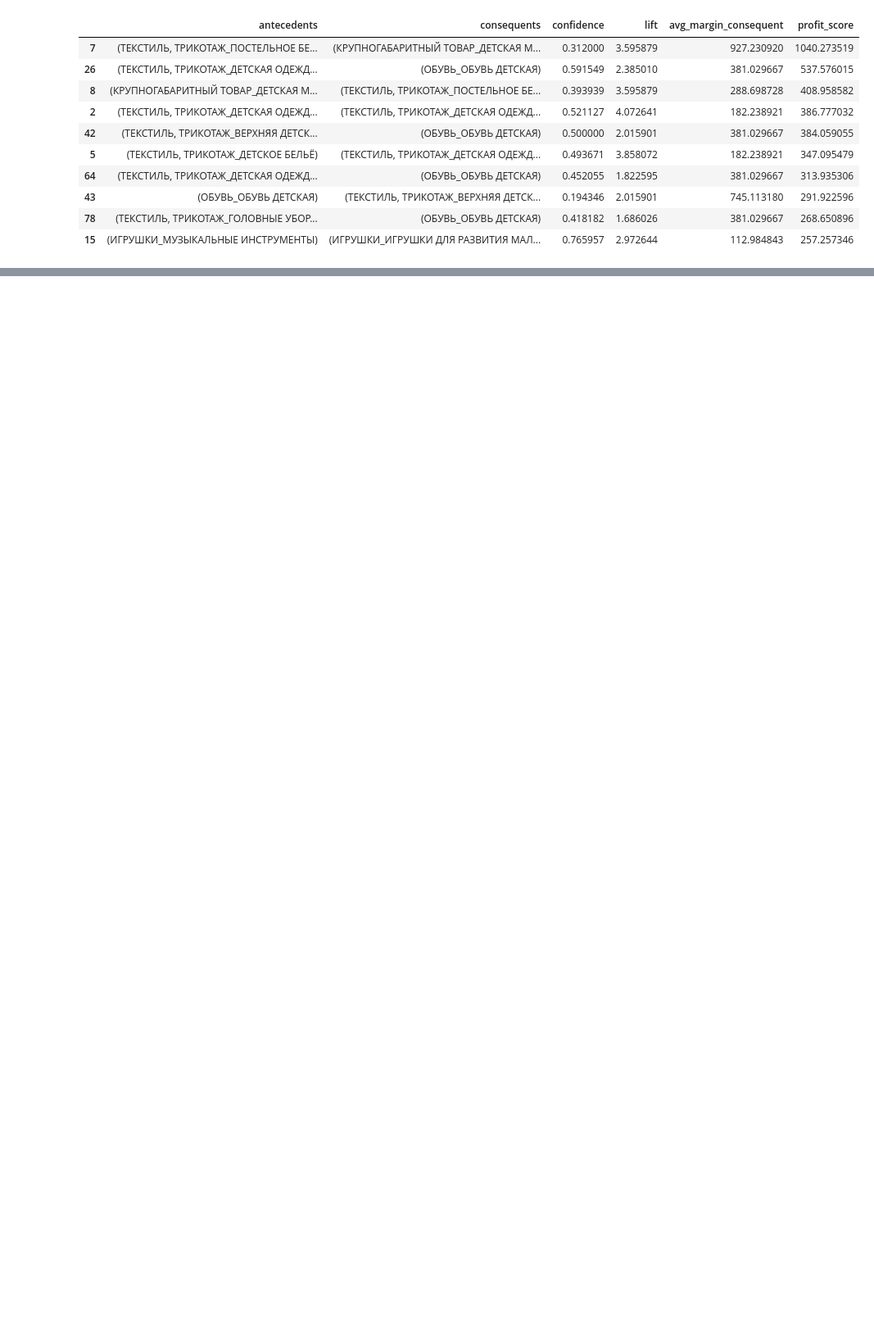
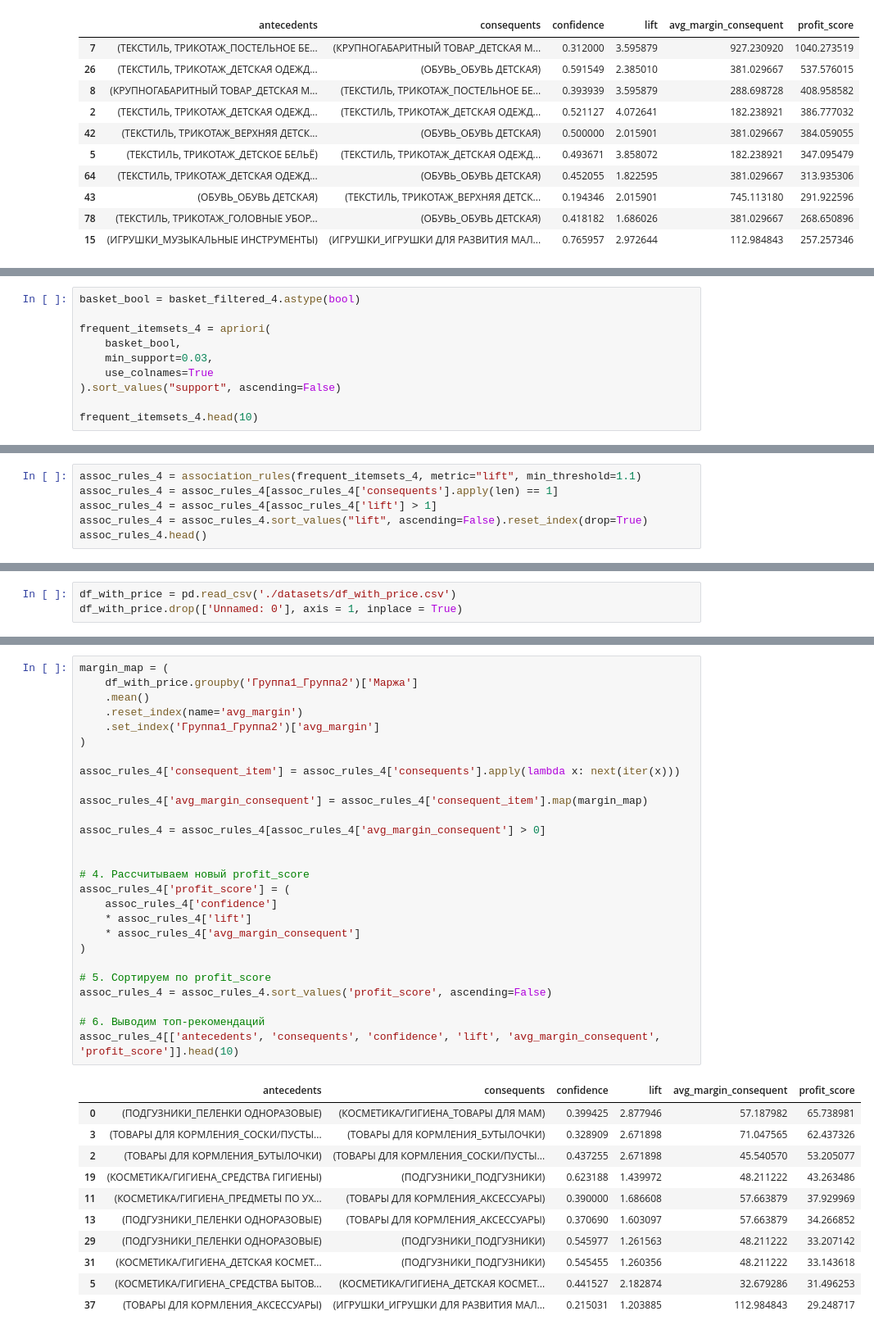
Before and after one commit to danzhukk/project-clusters, a Jupyter notebook: MBA_analysis_for_each_clusters.ipynb, the cells around one changed output, grey strips where cells are left out. Shown at 82% size. Cells and saved outputs as stored; diff of their text form; blank space fills up the shorter version.

```diff
--- a/MBA_analysis_for_each_clusters.ipynb
+++ b/MBA_analysis_for_each_clusters.ipynb
@@ -198,0 +838,10 @@ recommend_df_0.head()
+# %%
+basket_bool = basket_filtered_4.astype(bool)
+
+frequent_itemsets_4 = apriori(
+    basket_bool,
+    min_support=0.03,
+    use_colnames=True
+).sort_values("support", ascending=False)
+
+frequent_itemsets_4.head(10)
@@ -198,0 +860,6 @@ recommend_df_0.head()
+# %%
+assoc_rules_4 = association_rules(frequent_itemsets_4, metric="lift", min_threshold=1.1)
+assoc_rules_4 = assoc_rules_4[assoc_rules_4['consequents'].apply(len) == 1]
+assoc_rules_4 = assoc_rules_4[assoc_rules_4['lift'] > 1]
+assoc_rules_4 = assoc_rules_4.sort_values("lift", ascending=False).reset_index(drop=True)
+assoc_rules_4.head()
@@ -198,0 +873,3 @@ recommend_df_0.head()
+# %%
+df_with_price = pd.read_csv('./datasets/df_with_price.csv')
+df_with_price.drop(['Unnamed: 0'], axis = 1, inplace = True)
@@ -198,0 +885,39 @@ recommend_df_0.head()
+# %%
+margin_map = (
+    df_with_price.groupby('Группа1_Группа2')['Маржа']
+    .mean()
+    .reset_index(name='avg_margin')
+    .set_index('Группа1_Группа2')['avg_margin']
+)
+
+assoc_rules_4['consequent_item'] = assoc_rules_4['consequents'].apply(lambda x: next(iter(x)))
+
+assoc_rules_4['avg_margin_consequent'] = assoc_rules_4['consequent_item'].map(margin_map)
+
+assoc_rules_4 = assoc_rules_4[assoc_rules_4['avg_margin_consequent'] > 0]
+
+
+# 4. Рассчитываем новый profit_score
+assoc_rules_4['profit_score'] = (
+    assoc_rules_4['confidence']
+    * assoc_rules_4['lift']
+    * assoc_rules_4['avg_margin_consequent']
+)
+
+# 5. Сортируем по profit_score
+assoc_rules_4 = assoc_rules_4.sort_values('profit_score', ascending=False)
+
+# 6. Выводим топ-рекомендаций
+assoc_rules_4[['antecedents', 'consequents', 'confidence', 'lift', 'avg_margin_consequent', 'profit_score']].head(10)
+# %% [output]
+|  | antecedents | consequents | confidence | lift | avg_margin_consequent | profit_score |
+| 0 | (ПОДГУЗНИКИ_ПЕЛЕНКИ ОДНОРАЗОВЫЕ) | (КОСМЕТИКА/ГИГИЕНА_ТОВАРЫ ДЛЯ МАМ) | 0.399425 | 2.877946 | 57.187982 | 65.738981 |
+| 3 | (ТОВАРЫ ДЛЯ КОРМЛЕНИЯ_СОСКИ/ПУСТЫ... | (ТОВАРЫ ДЛЯ КОРМЛЕНИЯ_БУТЫЛОЧКИ) | 0.328909 | 2.671898 | 71.047565 | 62.437326 |
+| 2 | (ТОВАРЫ ДЛЯ КОРМЛЕНИЯ_БУТЫЛОЧКИ) | (ТОВАРЫ ДЛЯ КОРМЛЕНИЯ_СОСКИ/ПУСТЫ... | 0.437255 | 2.671898 | 45.540570 | 53.205077 |
+| 19 | (КОСМЕТИКА/ГИГИЕНА_СРЕДСТВА ГИГИЕНЫ) | (ПОДГУЗНИКИ_ПОДГУЗНИКИ) | 0.623188 | 1.439972 | 48.211222 | 43.263486 |
+| 11 | (КОСМЕТИКА/ГИГИЕНА_ПРЕДМЕТЫ ПО УХ... | (ТОВАРЫ ДЛЯ КОРМЛЕНИЯ_АКСЕССУАРЫ) | 0.390000 | 1.686608 | 57.663879 | 37.929969 |
+| 13 | (ПОДГУЗНИКИ_ПЕЛЕНКИ ОДНОРАЗОВЫЕ) | (ТОВАРЫ ДЛЯ КОРМЛЕНИЯ_АКСЕССУАРЫ) | 0.370690 | 1.603097 | 57.663879 | 34.266852 |
+| 29 | (ПОДГУЗНИКИ_ПЕЛЕНКИ ОДНОРАЗОВЫЕ) | (ПОДГУЗНИКИ_ПОДГУЗНИКИ) | 0.545977 | 1.261563 | 48.211222 | 33.207142 |
+| 31 | (КОСМЕТИКА/ГИГИЕНА_ДЕТСКАЯ КОСМЕТ... | (ПОДГУЗНИКИ_ПОДГУЗНИКИ) | 0.545455 | 1.260356 | 48.211222 | 33.143618 |
+| 5 | (КОСМЕТИКА/ГИГИЕНА_СРЕДСТВА БЫТОВ... | (КОСМЕТИКА/ГИГИЕНА_ДЕТСКАЯ КОСМЕТ... | 0.441527 | 2.182874 | 32.679286 | 31.496253 |
+| 37 | (ТОВАРЫ ДЛЯ КОРМЛЕНИЯ_АКСЕССУАРЫ) | (ИГРУШКИ_ИГРУШКИ ДЛЯ РАЗВИТИЯ МАЛ... | 0.215031 | 1.203885 | 112.984843 | 29.248717 |
```
Also changed, not shown: parts of 95 cells of this notebook.
